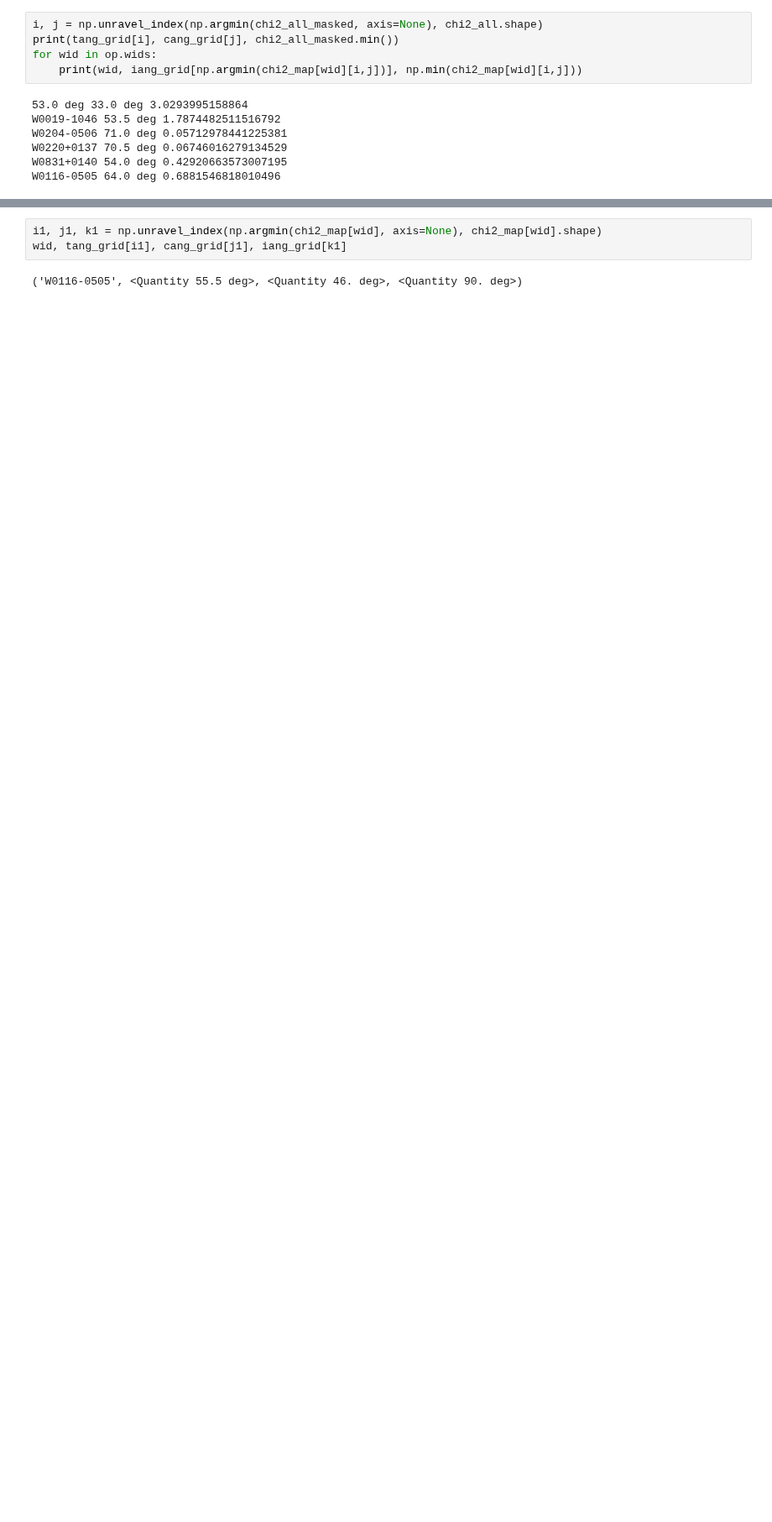
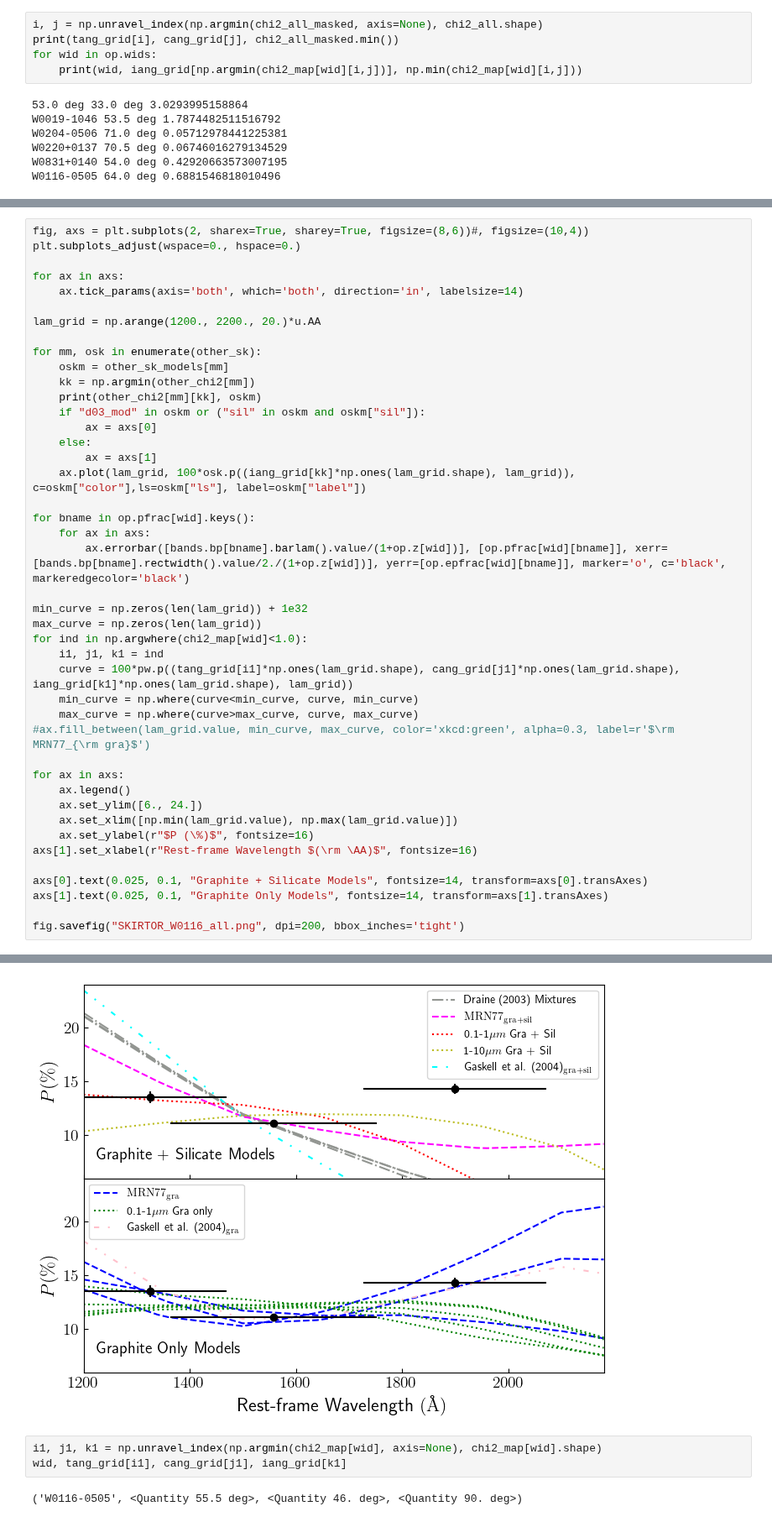
Before and after one commit to rjassef/Impol_BHDs_repo, a Jupyter notebook: plots/SKIRTOR_fit_correctedVband/fit_pfrac.ipynb, the cells around one changed output, grey strips where cells are left out. Shown at 84% size. Drawn from its saved outputs; the diff is of its cells as text; blank space fills up the shorter version.

```diff
--- a/plots/SKIRTOR_fit_correctedVband/fit_pfrac.ipynb
+++ b/plots/SKIRTOR_fit_correctedVband/fit_pfrac.ipynb
@@ -328,0 +350,44 @@ for oskm in other_sk_models:
+# %%
+fig, axs = plt.subplots(2, sharex=True, sharey=True, figsize=(8,6))#, figsize=(10,4))
+plt.subplots_adjust(wspace=0., hspace=0.)
+
+for ax in axs:
+    ax.tick_params(axis='both', which='both', direction='in', labelsize=14)
+
+lam_grid = np.arange(1200., 2200., 20.)*u.AA
+
+for mm, osk in enumerate(other_sk):
+    oskm = other_sk_models[mm]
+    kk = np.argmin(other_chi2[mm])
+    print(other_chi2[mm][kk], oskm)
+    if "d03_mod" in oskm or ("sil" in oskm and oskm["sil"]):
+        ax = axs[0]
+    else:
+        ax = axs[1]
+    ax.plot(lam_grid, 100*osk.p((iang_grid[kk]*np.ones(lam_grid.shape), lam_grid)), c=oskm["color"],ls=oskm["ls"], label=oskm["label"])
+
+for bname in op.pfrac[wid].keys():
+    for ax in axs:
+        ax.errorbar([bands.bp[bname].barlam().value/(1+op.z[wid])], [op.pfrac[wid][bname]], xerr=[bands.bp[bname].rectwidth().value/2./(1+op.z[wid])], yerr=[op.epfrac[wid][bname]], marker='o', c='black', markeredgecolor='black')
+
+min_curve = np.zeros(len(lam_grid)) + 1e32
+max_curve = np.zeros(len(lam_grid))
+for ind in np.argwhere(chi2_map[wid]<1.0):
+    i1, j1, k1 = ind
+    curve = 100*pw.p((tang_grid[i1]*np.ones(lam_grid.shape), cang_grid[j1]*np.ones(lam_grid.shape), iang_grid[k1]*np.ones(lam_grid.shape), lam_grid))
+    min_curve = np.where(curve<min_curve, curve, min_curve)
+    max_curve = np.where(curve>max_curve, curve, max_curve)
+#ax.fill_between(lam_grid.value, min_curve, max_curve, color='xkcd:green', alpha=0.3, label=r'$\rm MRN77_{\rm gra}$')
+
+for ax in axs:
+    ax.legend()
+    ax.set_ylim([6., 24.])
+    ax.set_xlim([np.min(lam_grid.value), np.max(lam_grid.value)])
+    ax.set_ylabel(r"$P (\%)$", fontsize=16)
+axs[1].set_xlabel(r"Rest-frame Wavelength $(\rm \AA)$", fontsize=16)
+
+axs[0].text(0.025, 0.1, "Graphite + Silicate Models", fontsize=14, transform=axs[0].transAxes)
+axs[1].text(0.025, 0.1, "Graphite Only Models", fontsize=14, transform=axs[1].transAxes)
+
+fig.savefig("SKIRTOR_W0116_all.png", dpi=200, bbox_inches='tight')
+# %% [output]
@@ -329,3 +410,4 @@ for oskm in other_sk_models:
+[figure, added]
 # %%
 i1, j1, k1 = np.unravel_index(np.argmin(chi2_map[wid], axis=None), chi2_map[wid].shape)
 wid, tang_grid[i1], cang_grid[j1], iang_grid[k1]
```
Also changed, not shown: parts of 7 cells of this notebook, 12 other files.
